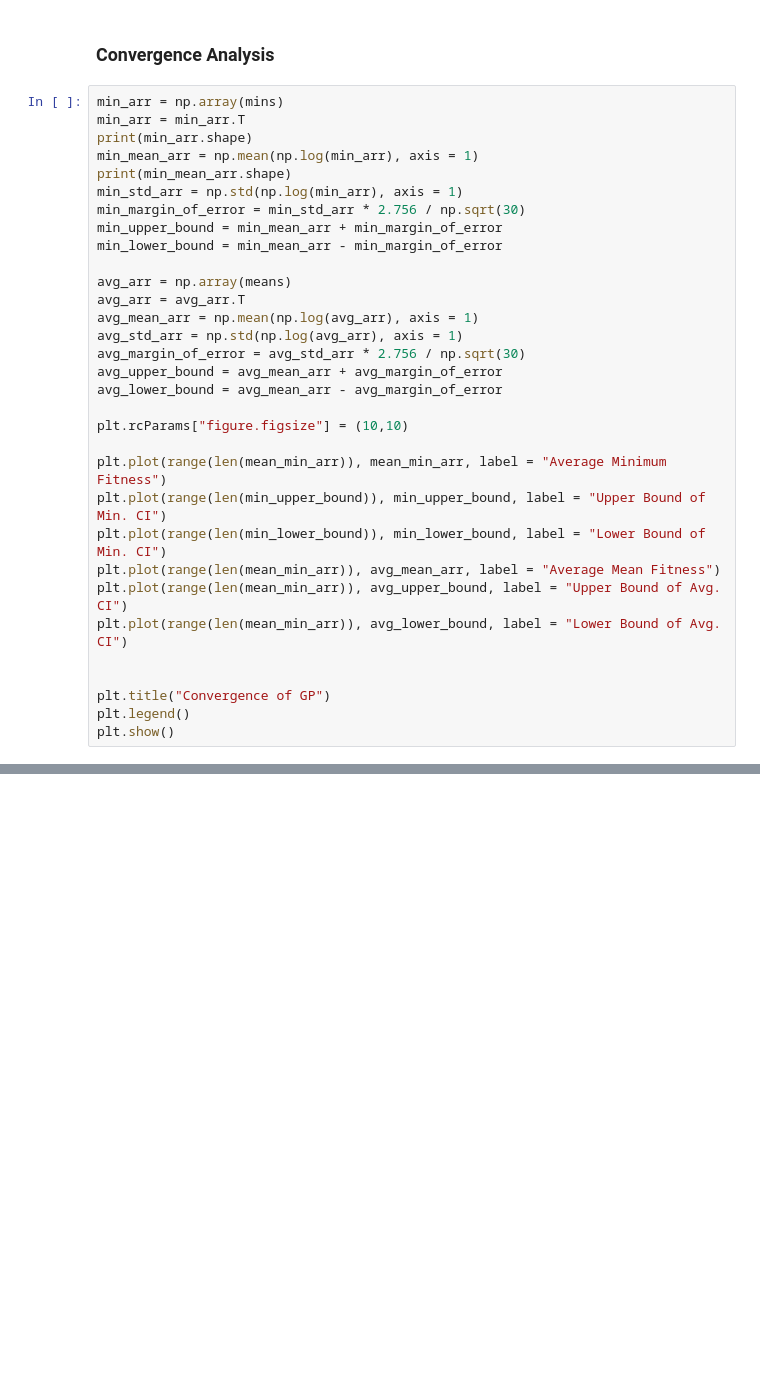
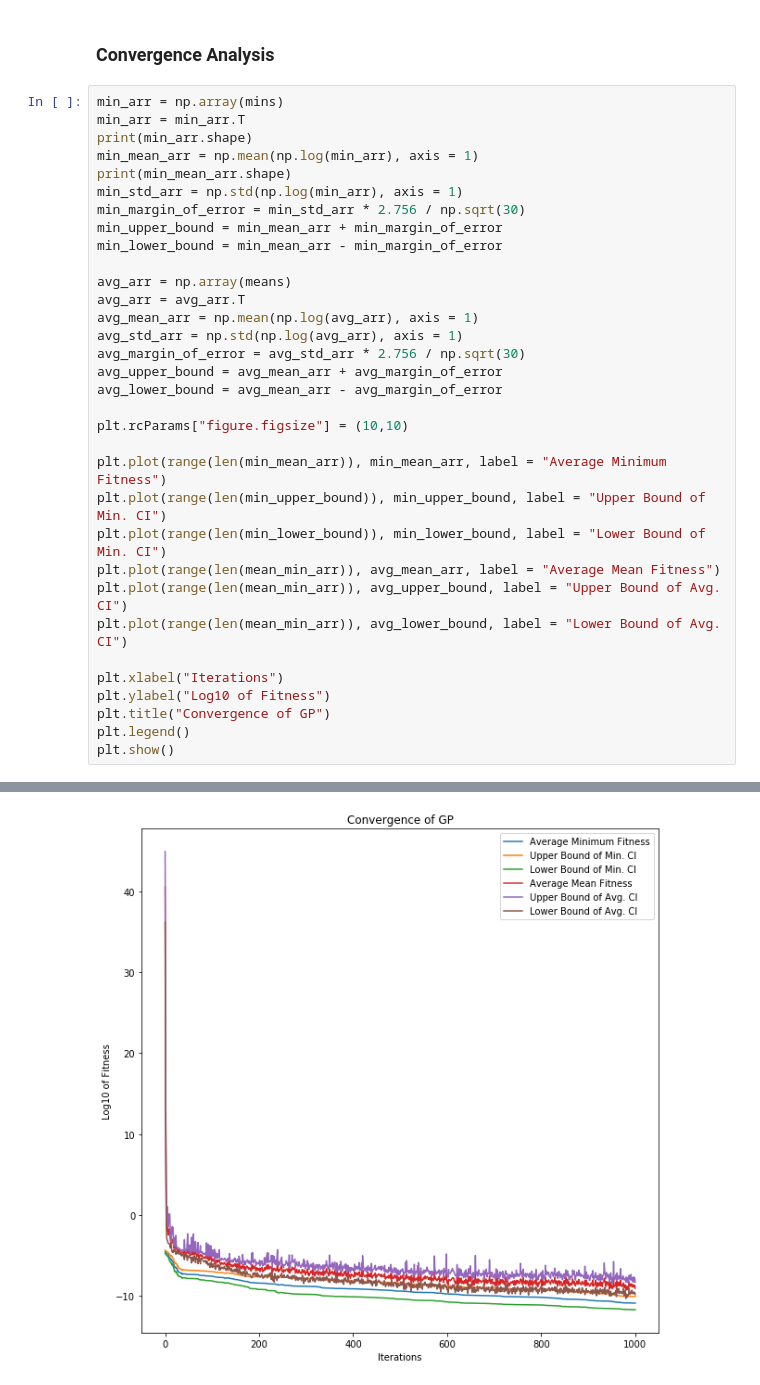
Before and after one commit to upadhyan/Symbolic-Regression, a Jupyter notebook: GP_Execution.ipynb, the cells around one changed output, grey strips where cells are left out. Cells and saved outputs as stored; diff of their text form; blank space fills up the shorter version.

```diff
--- a/GP_Execution.ipynb
+++ b/GP_Execution.ipynb
@@ -307,14 +314,16 @@ avg_lower_bound = avg_mean_arr - avg_margin_of_error
 
 plt.rcParams["figure.figsize"] = (10,10)
 
-plt.plot(range(len(mean_min_arr)), mean_min_arr, label = "Average Minimum Fitness")
+plt.plot(range(len(min_mean_arr)), min_mean_arr, label = "Average Minimum Fitness")
 plt.plot(range(len(min_upper_bound)), min_upper_bound, label = "Upper Bound of Min. CI")
 plt.plot(range(len(min_lower_bound)), min_lower_bound, label = "Lower Bound of Min. CI")
 plt.plot(range(len(mean_min_arr)), avg_mean_arr, label = "Average Mean Fitness")
 plt.plot(range(len(mean_min_arr)), avg_upper_bound, label = "Upper Bound of Avg. CI")
 plt.plot(range(len(mean_min_arr)), avg_lower_bound, label = "Lower Bound of Avg. CI")
 
-
+plt.xlabel("Iterations")
+plt.ylabel("Log10 of Fitness")
 plt.title("Convergence of GP")
 plt.legend()
 plt.show()
+# %% [output]
@@ -320,0 +332 @@ plt.show()
+[figure, added]
```
Also changed, not shown: parts of 4 cells of this notebook.
